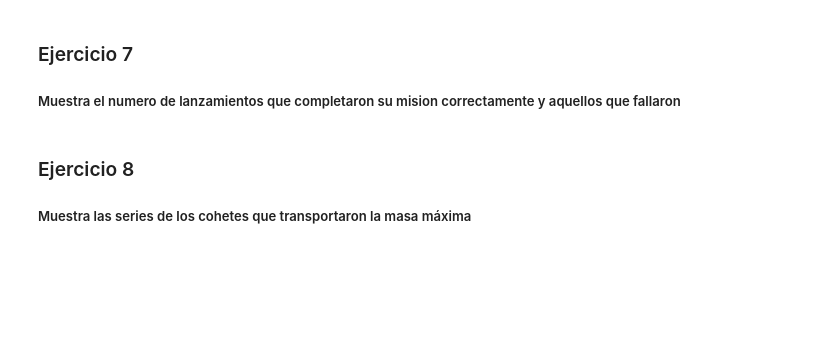
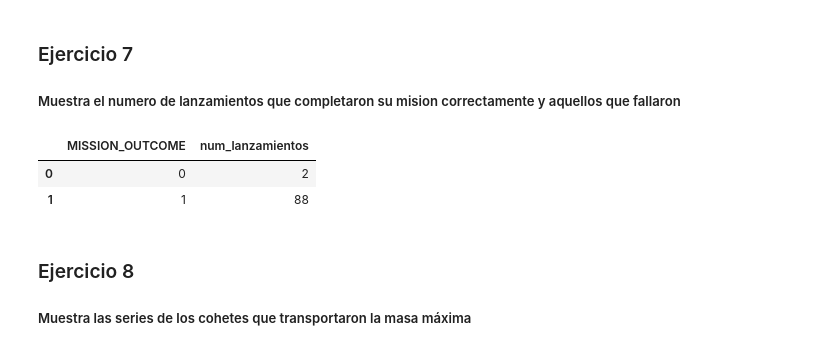
Before and after one commit to nataliarev/Curso-de-Machine-Learning, a Jupyter notebook: M5-Día 4/Copia_de_Copia_de_SpaceX_3_EDA_Using_SQL_Natalia_ipynb.ipynb, the cells around one changed output. Cells and saved outputs as stored; diff of their text form; code cells hidden in the pictures; blank space fills up the shorter version.

```diff
--- a/M5-Día 4/Copia_de_Copia_de_SpaceX_3_EDA_Using_SQL_Natalia_ipynb.ipynb
+++ b/M5-Día 4/Copia_de_Copia_de_SpaceX_3_EDA_Using_SQL_Natalia_ipynb.ipynb
@@ -134,6 +185,16 @@ df
 ### Ejercicio 7
 
 ##### Muestra el numero de lanzamientos que completaron su mision correctamente y aquellos que fallaron
+# %%
+query = """ select MISSION_OUTCOME, COUNT(*) AS num_lanzamientos
+from SPACEXTBL
+GROUP BY Mission_outcome;"""
+df  = pd.read_sql(query, con = engine )
+df
+# %% [output]
+|  | MISSION_OUTCOME | num_lanzamientos |
+| 0 | 0 | 2 |
+| 1 | 1 | 88 |
 # %% [markdown]
 ### Ejercicio 8
 
```
Also changed, not shown: parts of 15 cells of this notebook.
